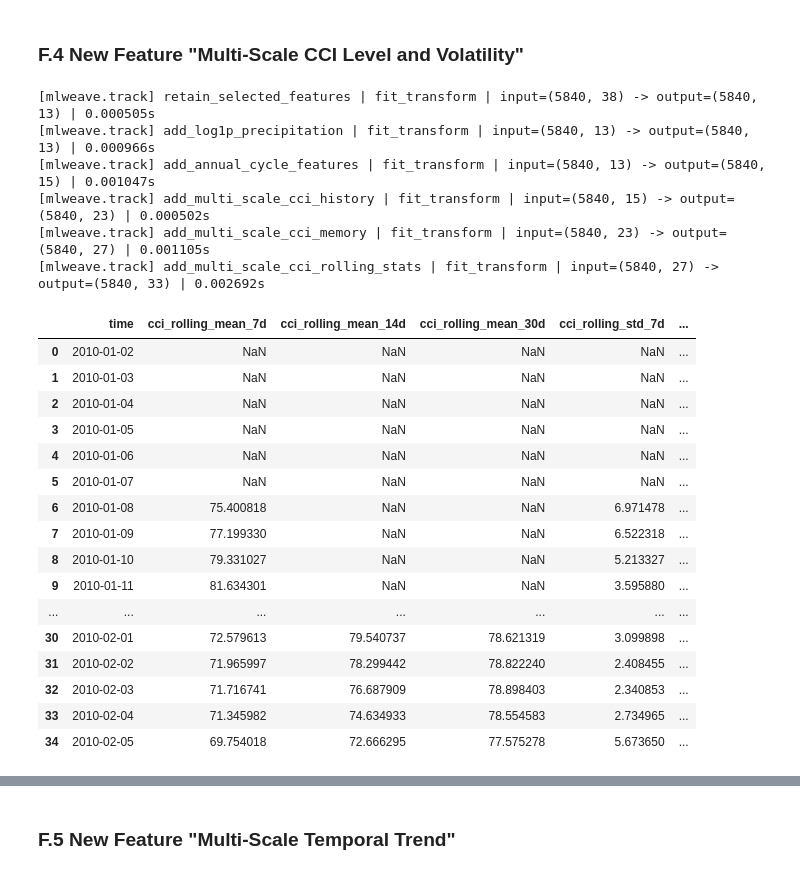
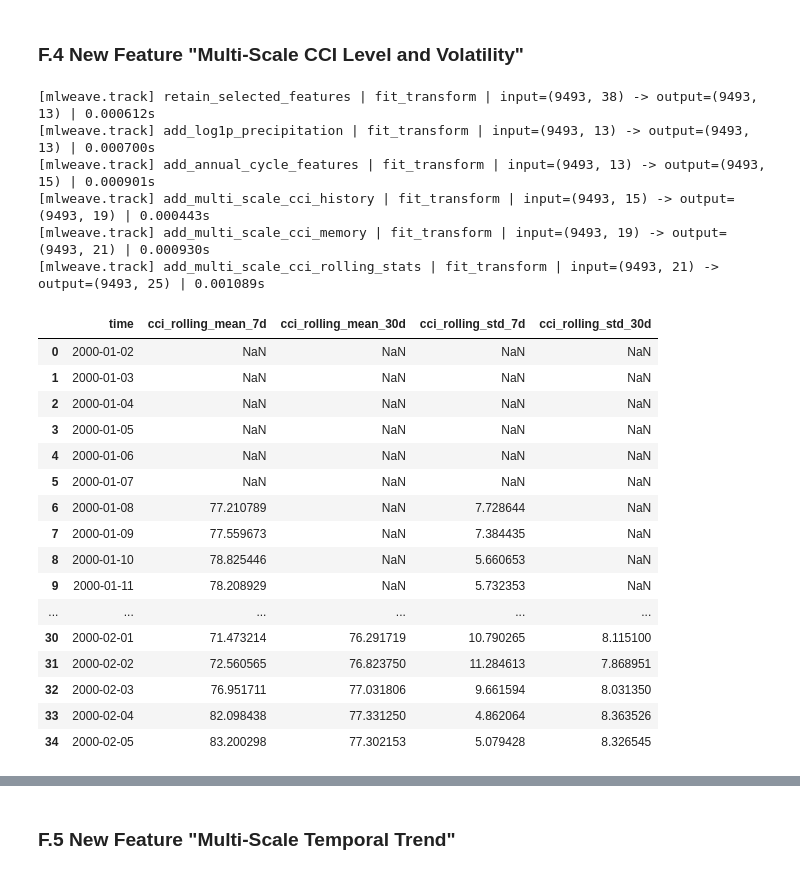
Before and after one commit to RP28/36120-26SP-AT2-26294153-experiments, a Jupyter notebook: notebooks/comfort_climate/36120_26SP_AT2_26294153_experiment_1.ipynb, the cells around one changed output, grey strips where cells are left out. Cells and saved outputs as stored; diff of their text form; code cells hidden in the pictures.

```diff
--- a/notebooks/comfort_climate/36120_26SP_AT2_26294153_experiment_1.ipynb
+++ b/notebooks/comfort_climate/36120_26SP_AT2_26294153_experiment_1.ipynb
@@ -1149,7 +1149,7 @@ The calendar date is encoded with sine and cosine rather than a raw day-of-year
 # %% [markdown]
 ### F.2 New Feature "Multi-Scale CCI History"
 # %%
-@description("Create selected CCI lags across a thirty-day history window.")
+@description("Create selected CCI lags at representative short-, medium- and long-term horizons.")
 @tag("feature_engineering")
 @pipeline_step
 @requires_columns(["cci_lag_1d"])
@@ -1157,7 +1157,7 @@ The calendar date is encoded with sine and cosine rather than a raw day-of-year
 @track
 def add_multi_scale_cci_history(frame):
     out = frame.copy()
-    for lag in [2, 3, 5, 7, 10, 14, 21, 30]:
+    for lag in [3, 7, 14, 30]:
         out[f"cci_lag_{lag}d"] = out["cci_lag_1d"].shift(lag - 1)
     return out
 
@@ -1211,7 +1208,7 @@ The recent CCI sequence is represented at several look-back points from two to t
 # %% [markdown]
 ### F.3 New Feature "Multi-Scale CCI Memory"
 # %%
-@description("Create exponentially weighted CCI memory across several decay horizons.")
+@description("Create short- and long-memory exponentially weighted CCI features.")
 @tag("feature_engineering")
 @pipeline_step
 @requires_columns(["cci_lag_1d"])
@@ -1219,7 +1216,7 @@ The recent CCI sequence is represented at several look-back points from two to t
 @track
 def add_multi_scale_cci_memory(frame):
     out = frame.copy()
-    for span in [3, 7, 14, 30]:
+    for span in [3, 30]:
         out[f"cci_ewm_{span}d"] = out["cci_lag_1d"].ewm(span=span, adjust=False).mean()
     return out
 
@@ -1264,7 +1260,7 @@ Exponentially weighted CCI features provide several fixed memory scales. Short s
 # %% [markdown]
 ### F.4 New Feature "Multi-Scale CCI Level and Volatility"
 # %%
-@description("Create CCI rolling mean and volatility features over seven, fourteen and thirty days.")
+@description("Create short- and long-window CCI level and volatility features.")
 @tag("feature_engineering")
 @pipeline_step
 @requires_columns(["cci_lag_1d"])
@@ -1272,7 +1268,7 @@ Exponentially weighted CCI features provide several fixed memory scales. Short s
 @track
 def add_multi_scale_cci_rolling_stats(frame):
     out = frame.copy()
-    for window in [7, 14, 30]:
+    for window in [7, 30]:
         rolling = out["cci_lag_1d"].rolling(window=window, min_periods=window)
         out[f"cci_rolling_mean_{window}d"] = rolling.mean()
         out[f"cci_rolling_std_{window}d"] = rolling.std(ddof=0)
@@ -1282,35 +1278,33 @@ data_preprocessing_pipeline.steps.append(("add_multi_scale_cci_rolling_stats", a
 # %%
 cci_rolling_preview = data_preprocessing_pipeline.fit_transform(weather_df)
 display(cci_rolling_preview[[
     "time",
     "cci_rolling_mean_7d",
-    "cci_rolling_mean_14d",
     "cci_rolling_mean_30d",
     "cci_rolling_std_7d",
-    "cci_rolling_std_14d",
     "cci_rolling_std_30d"
 ]].head(35))
 # %% [output]
-[mlweave.track] retain_selected_features | fit_transform | input=(5840, 38) -> output=(5840, 13) | 0.000505s
-[mlweave.track] add_log1p_precipitation | fit_transform | input=(5840, 13) -> output=(5840, 13) | 0.000966s
-[mlweave.track] add_annual_cycle_features | fit_transform | input=(5840, 13) -> output=(5840, 15) | 0.001047s
-[mlweave.track] add_multi_scale_cci_history | fit_transform | input=(5840, 15) -> output=(5840, 23) | 0.000502s
-[mlweave.track] add_multi_scale_cci_memory | fit_transform | input=(5840, 23) -> output=(5840, 27) | 0.001105s
-[mlweave.track] add_multi_scale_cci_rolling_stats | fit_transform | input=(5840, 27) -> output=(5840, 33) | 0.002692s
+[mlweave.track] retain_selected_features | fit_transform | input=(9493, 38) -> output=(9493, 13) | 0.000612s
+[mlweave.track] add_log1p_precipitation | fit_transform | input=(9493, 13) -> output=(9493, 13) | 0.000700s
+[mlweave.track] add_annual_cycle_features | fit_transform | input=(9493, 13) -> output=(9493, 15) | 0.000901s
+[mlweave.track] add_multi_scale_cci_history | fit_transform | input=(9493, 15) -> output=(9493, 19) | 0.000443s
+[mlweave.track] add_multi_scale_cci_memory | fit_transform | input=(9493, 19) -> output=(9493, 21) | 0.000930s
+[mlweave.track] add_multi_scale_cci_rolling_stats | fit_transform | input=(9493, 21) -> output=(9493, 25) | 0.001089s
-|  | time | cci_rolling_mean_7d | cci_rolling_mean_14d | cci_rolling_mean_30d | cci_rolling_std_7d | ... |
-| 0 | 2010-01-02 | NaN | NaN | NaN | NaN | ... |
-| 1 | 2010-01-03 | NaN | NaN | NaN | NaN | ... |
-| 2 | 2010-01-04 | NaN | NaN | NaN | NaN | ... |
-| 3 | 2010-01-05 | NaN | NaN | NaN | NaN | ... |
-| 4 | 2010-01-06 | NaN | NaN | NaN | NaN | ... |
-| 5 | 2010-01-07 | NaN | NaN | NaN | NaN | ... |
-| 6 | 2010-01-08 | 75.400818 | NaN | NaN | 6.971478 | ... |
-| 7 | 2010-01-09 | 77.199330 | NaN | NaN | 6.522318 | ... |
-| 8 | 2010-01-10 | 79.331027 | NaN | NaN | 5.213327 | ... |
-| 9 | 2010-01-11 | 81.634301 | NaN | NaN | 3.595880 | ... |
-| ... | ... | ... | ... | ... | ... | ... |
-| 30 | 2010-02-01 | 72.579613 | 79.540737 | 78.621319 | 3.099898 | ... |
-| 31 | 2010-02-02 | 71.965997 | 78.299442 | 78.822240 | 2.408455 | ... |
-| 32 | 2010-02-03 | 71.716741 | 76.687909 | 78.898403 | 2.340853 | ... |
-| 33 | 2010-02-04 | 71.345982 | 74.634933 | 78.554583 | 2.734965 | ... |
-| 34 | 2010-02-05 | 69.754018 | 72.666295 | 77.575278 | 5.673650 | ... |
+|  | time | cci_rolling_mean_7d | cci_rolling_mean_30d | cci_rolling_std_7d | cci_rolling_std_30d |
+| 0 | 2000-01-02 | NaN | NaN | NaN | NaN |
+| 1 | 2000-01-03 | NaN | NaN | NaN | NaN |
+| 2 | 2000-01-04 | NaN | NaN | NaN | NaN |
+| 3 | 2000-01-05 | NaN | NaN | NaN | NaN |
+| 4 | 2000-01-06 | NaN | NaN | NaN | NaN |
+| 5 | 2000-01-07 | NaN | NaN | NaN | NaN |
+| 6 | 2000-01-08 | 77.210789 | NaN | 7.728644 | NaN |
+| 7 | 2000-01-09 | 77.559673 | NaN | 7.384435 | NaN |
+| 8 | 2000-01-10 | 78.825446 | NaN | 5.660653 | NaN |
+| 9 | 2000-01-11 | 78.208929 | NaN | 5.732353 | NaN |
+| ... | ... | ... | ... | ... | ... |
+| 30 | 2000-02-01 | 71.473214 | 76.291719 | 10.790265 | 8.115100 |
+| 31 | 2000-02-02 | 72.560565 | 76.823750 | 11.284613 | 7.868951 |
+| 32 | 2000-02-03 | 76.951711 | 77.031806 | 9.661594 | 8.031350 |
+| 33 | 2000-02-04 | 82.098438 | 77.331250 | 4.862064 | 8.363526 |
+| 34 | 2000-02-05 | 83.200298 | 77.302153 | 5.079428 | 8.326545 |
```
Also changed, not shown: parts of 79 cells of this notebook, 6 other files.
